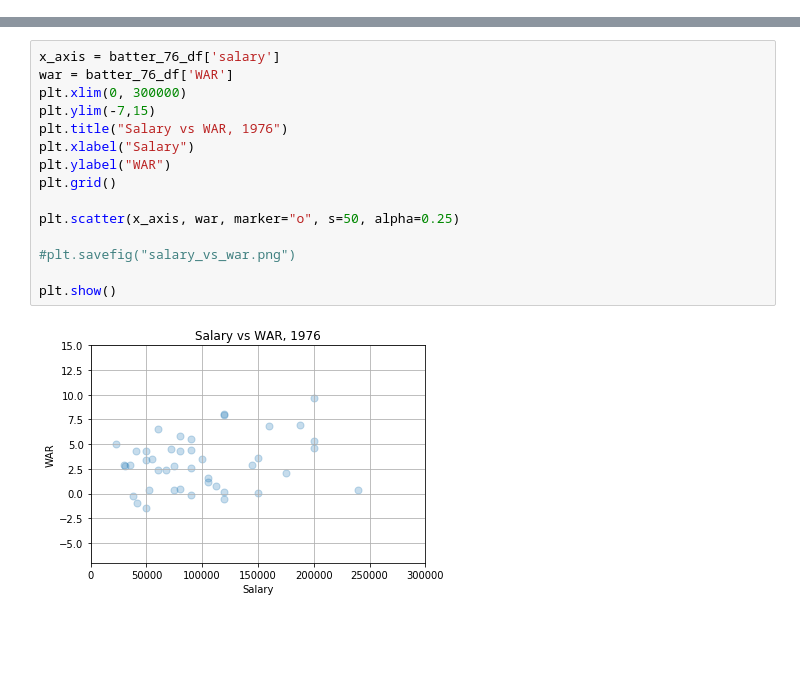
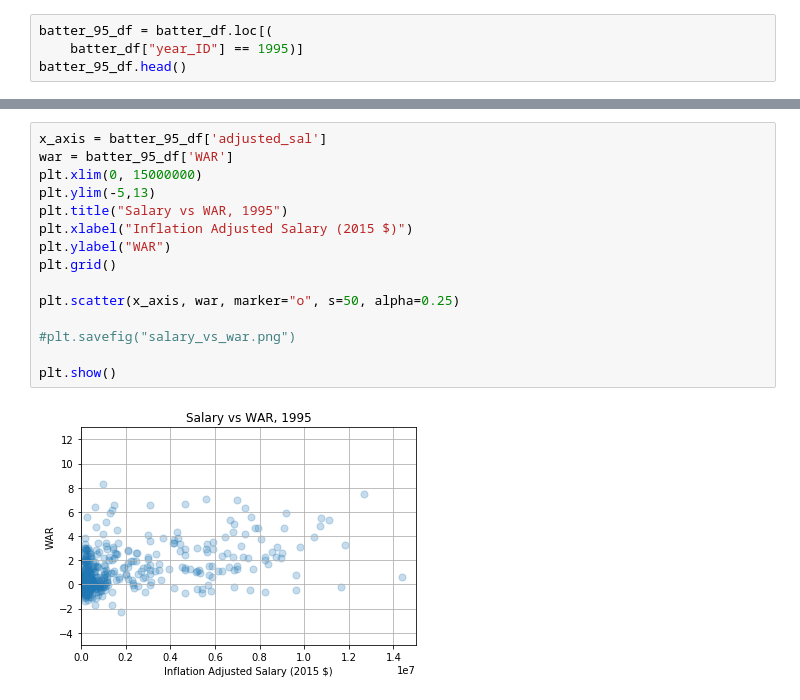
Before and after one commit to DavidJeffPhillips/Project1, a Jupyter notebook: data/Initial Analysis - Bat.ipynb, the cells around one changed output, grey strips where cells are left out. Saved outputs shown, nothing was run; the diff lists cells and outputs as text; blank space fills up the shorter version.

Commit message:
Updated analysis to use inflation adjusted salary and added a couple of charts.

```diff
--- a/data/Initial Analysis - Bat.ipynb
+++ b/data/Initial Analysis - Bat.ipynb
@@ -41,0 +60,4 @@ batter_76_df.head()
+# %%
+batter_95_df = batter_df.loc[(
+    batter_df["year_ID"] == 1995)]
+batter_95_df.head()
@@ -42,18 +71,18 @@ batter_76_df.head()
 # %%
-x_axis = batter_76_df['salary']
-war = batter_76_df['WAR']
-plt.xlim(0, 300000)
-plt.ylim(-7,15)
-plt.title("Salary vs WAR, 1976")
-plt.xlabel("Salary")
+x_axis = batter_95_df['adjusted_sal']
+war = batter_95_df['WAR']
+plt.xlim(0, 15000000)
+plt.ylim(-5,13)
+plt.title("Salary vs WAR, 1995")
+plt.xlabel("Inflation Adjusted Salary (2015 $)")
 plt.ylabel("WAR")
 plt.grid()
 
 plt.scatter(x_axis, war, marker="o", s=50, alpha=0.25)
 
 #plt.savefig("salary_vs_war.png")
 
 plt.show()
 # %% [output]
-[figure, old version]
+[figure, new version]
 # %%
```
Also changed, not shown: parts of 22 cells of this notebook.
